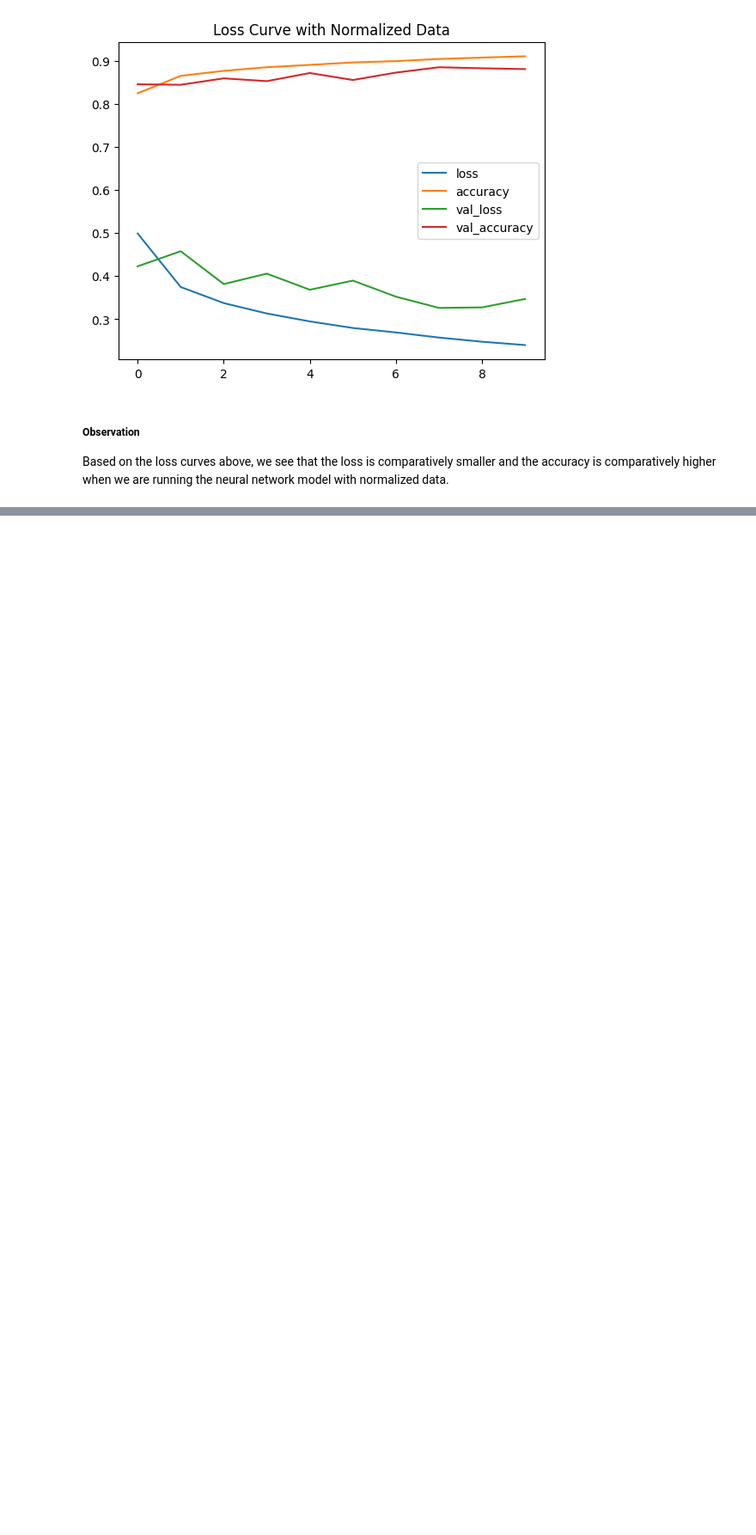
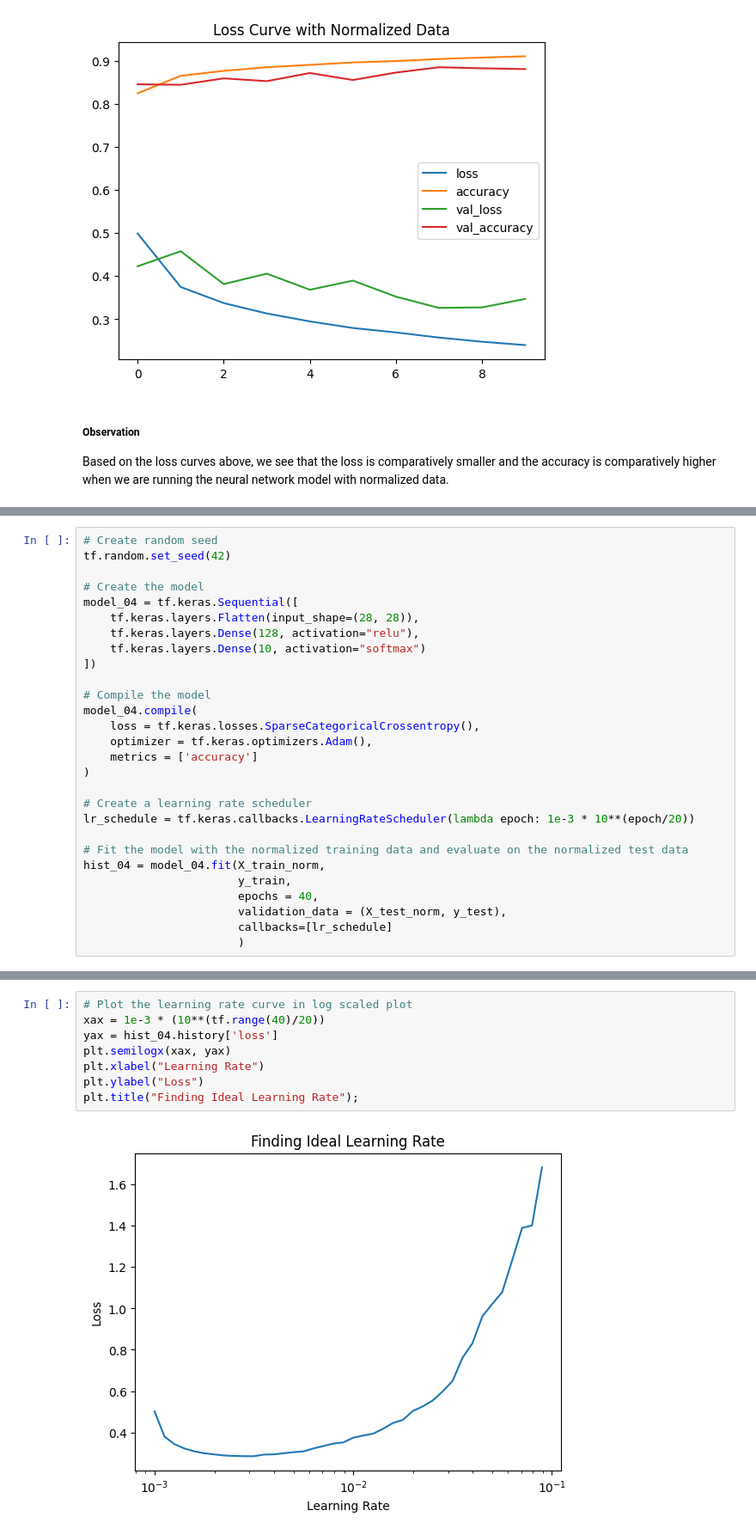
Before and after one commit to GoAshim/Artificial-Neural-Network-with-TensorFlow, a Jupyter notebook: 05_Multiclass_Classification_with_Tensorflow_Image_Prediction.ipynb, the cells around one changed output, grey strips where cells are left out. Shown at 86% size. Drawn from its saved outputs; the diff is of its cells as text; blank space fills up the shorter version.

```diff
--- a/05_Multiclass_Classification_with_Tensorflow_Image_Prediction.ipynb
+++ b/05_Multiclass_Classification_with_Tensorflow_Image_Prediction.ipynb
@@ -319,0 +324,28 @@ Based on the loss curves above, we see that the loss is comparatively smaller an
+# %%
+# Create random seed
+tf.random.set_seed(42)
+
+# Create the model
+model_04 = tf.keras.Sequential([
+    tf.keras.layers.Flatten(input_shape=(28, 28)),
+    tf.keras.layers.Dense(128, activation="relu"),
+    tf.keras.layers.Dense(10, activation="softmax")
+])
+
+# Compile the model
+model_04.compile(
+    loss = tf.keras.losses.SparseCategoricalCrossentropy(),
+    optimizer = tf.keras.optimizers.Adam(),
+    metrics = ['accuracy']
+)
+
+# Create a learning rate scheduler
+lr_schedule = tf.keras.callbacks.LearningRateScheduler(lambda epoch: 1e-3 * 10**(epoch/20))
+
+# Fit the model with the normalized training data and evaluate on the normalized test data
+hist_04 = model_04.fit(X_train_norm,
+                       y_train,
+                       epochs = 40,
+                       validation_data = (X_test_norm, y_test),
+                       callbacks=[lr_schedule]
+                       )
@@ -319,0 +370,10 @@ Based on the loss curves above, we see that the loss is comparatively smaller an
+# %%
+# Plot the learning rate curve in log scaled plot
+xax = 1e-3 * (10**(tf.range(40)/20))
+yax = hist_04.history['loss']
+plt.semilogx(xax, yax)
+plt.xlabel("Learning Rate")
+plt.ylabel("Loss")
+plt.title("Finding Ideal Learning Rate");
+# %% [output]
+[figure, added]
```
Also changed, not shown: parts of 4 cells of this notebook.
